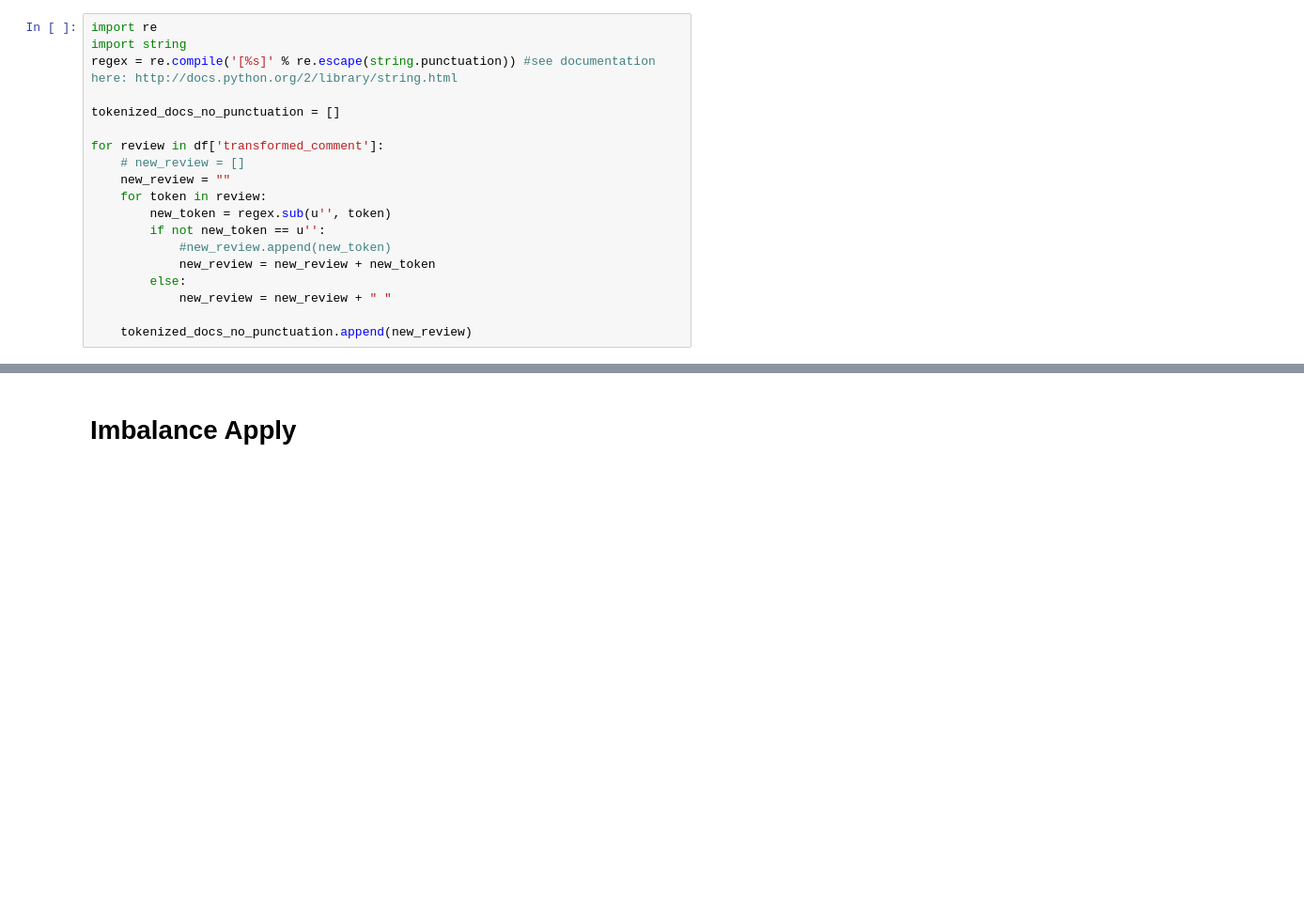
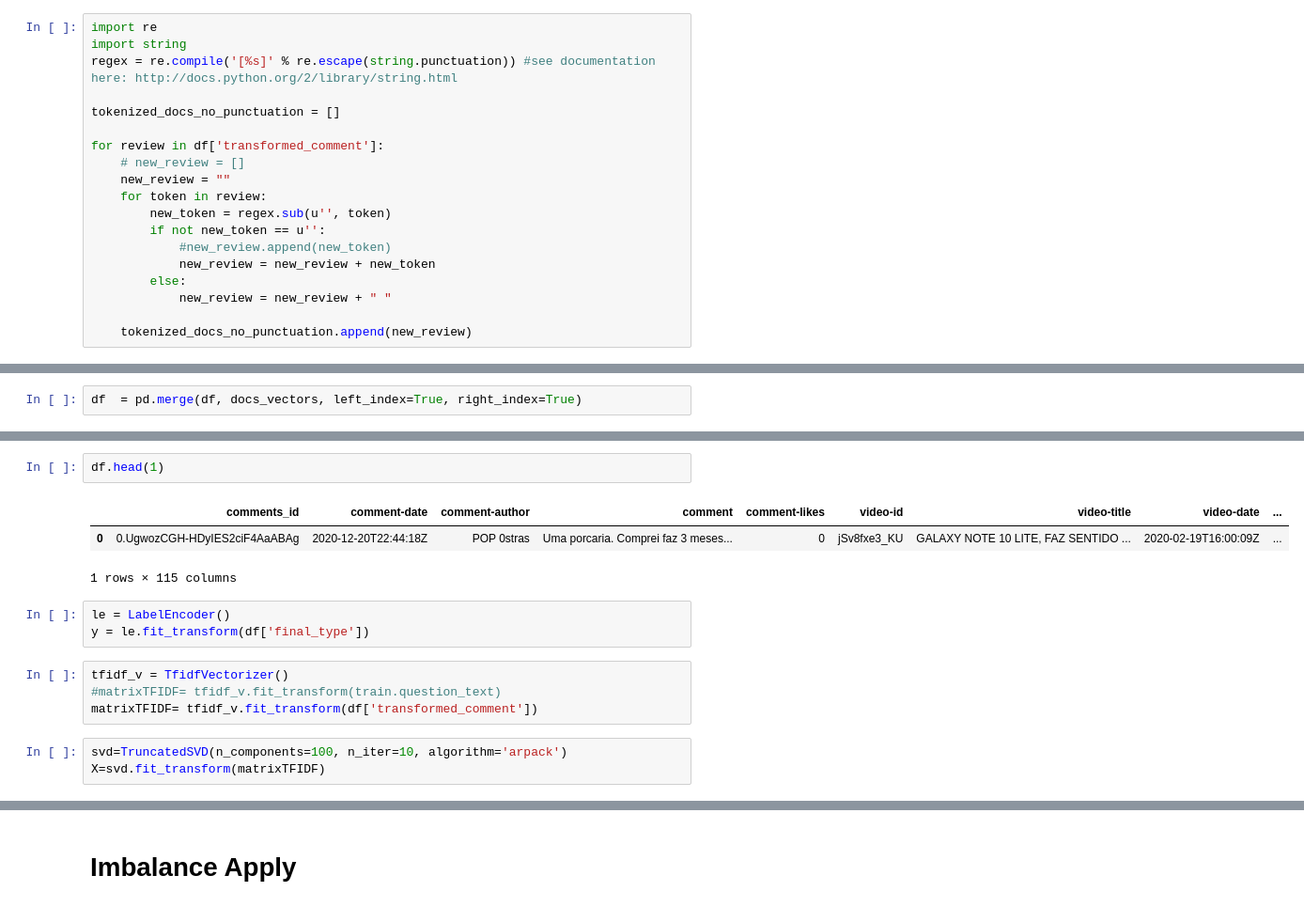
Before and after one commit to ErycM/electronics-sentiment-analysis-on-youtube-comments, a Jupyter notebook: 7.youtube-comments-types-analysis-Model.ipynb, the cells around one changed output, grey strips where cells are left out. Shown at 94% size. Cells and saved outputs as stored; diff of their text form; blank space fills up the shorter version.

```diff
--- a/7.youtube-comments-types-analysis-Model.ipynb
+++ b/7.youtube-comments-types-analysis-Model.ipynb
@@ -85,0 +234,2 @@ df['transformed_comment'] = stemmer_docs
+# %%
+df  = pd.merge(df, docs_vectors, left_index=True, right_index=True)
@@ -85,0 +281,16 @@ df['transformed_comment'] = stemmer_docs
+# %%
+df.head(1)
+# %% [output]
+|  | comments_id | comment-date | comment-author | comment | comment-likes | video-id | video-title | video-date | ... |
+| 0 | 0.UgwozCGH-HDyIES2ciF4AaABAg | 2020-12-20T22:44:18Z | POP 0stras | Uma porcaria. Comprei faz 3 meses... | 0 | jSv8fxe3_KU | GALAXY NOTE 10 LITE, FAZ SENTIDO ... | 2020-02-19T16:00:09Z | ... |
+1 rows × 115 columns
+# %%
+le = LabelEncoder()
+y = le.fit_transform(df['final_type'])
+# %%
+tfidf_v = TfidfVectorizer()
+#matrixTFIDF= tfidf_v.fit_transform(train.question_text)
+matrixTFIDF= tfidf_v.fit_transform(df['transformed_comment'])
+# %%
+svd=TruncatedSVD(n_components=100, n_iter=10, algorithm='arpack')
+X=svd.fit_transform(matrixTFIDF)
```
Also changed, not shown: parts of 48 cells of this notebook, 20 other files.
